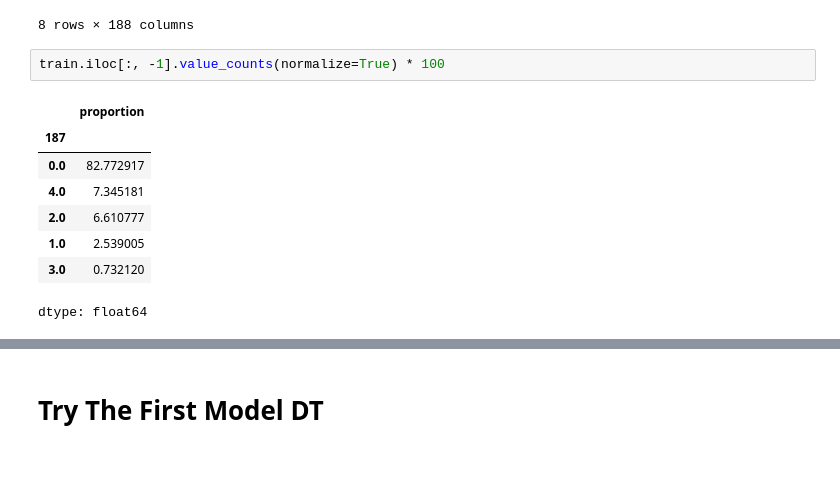
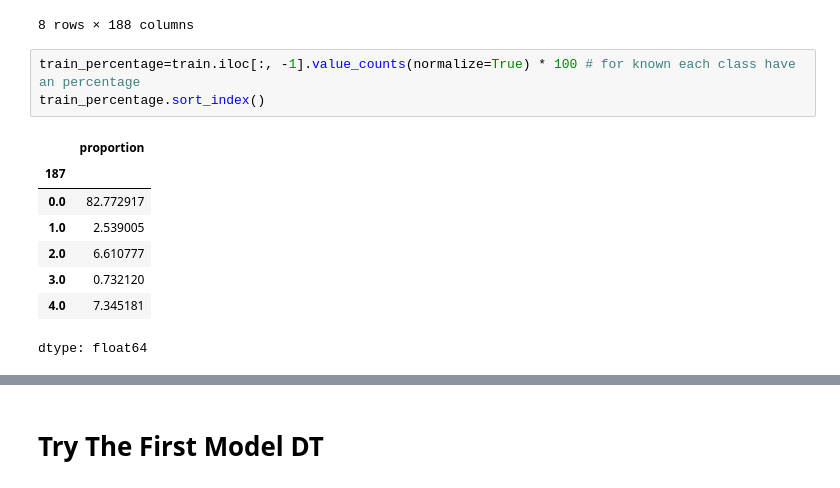
Before and after one commit to wadeea23/ECG-Based-Heartbeat-Classification-Using-Machine-Learning, a Jupyter notebook: caps.ipynb, the cells around one changed output, grey strips where cells are left out. Drawn from its saved outputs; the diff is of its cells as text.

```diff
--- a/caps.ipynb
+++ b/caps.ipynb
@@ -85,13 +107,14 @@ train.describe()
 | max | 1.000000 | 1.000000 | 1.000000 | 1.000000 | 1.000000 | 1.000000 | 1.000000 | 1.000000 | 1.000000 | 1.000000 | ... | ... |
 8 rows × 188 columns
 # %%
-train.iloc[:, -1].value_counts(normalize=True) * 100
+train_percentage=train.iloc[:, -1].value_counts(normalize=True) * 100 # for known each class have  an percentage
+train_percentage.sort_index()
 # %% [output]
 |  | proportion |
 | 187 |  |
 | 0.0 | 82.772917 |
+| 1.0 | 2.539005 |
+| 2.0 | 6.610777 |
+| 3.0 | 0.732120 |
 | 4.0 | 7.345181 |
-| 2.0 | 6.610777 |
-| 1.0 | 2.539005 |
-| 3.0 | 0.732120 |
 dtype: float64
```
Also changed, not shown: parts of 60 cells of this notebook.
